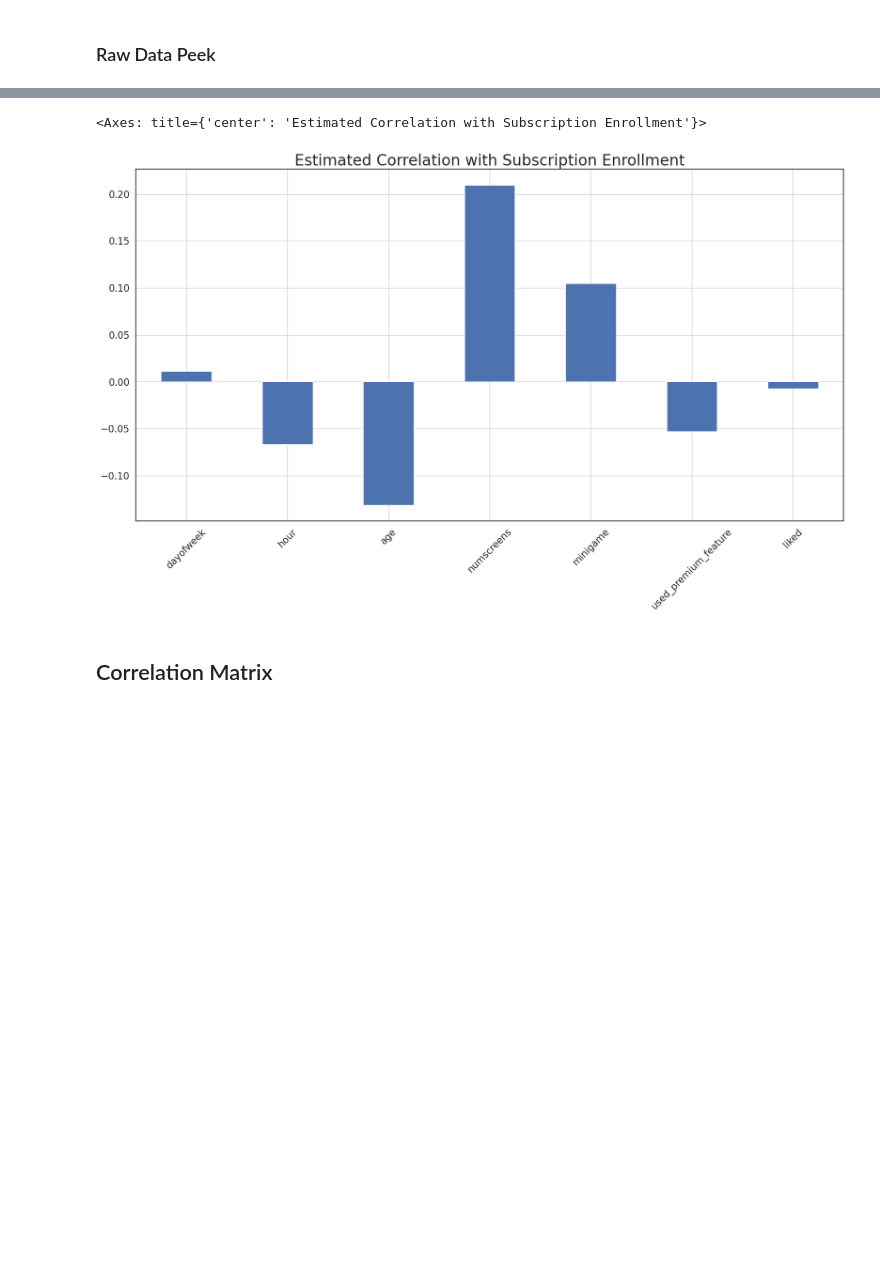
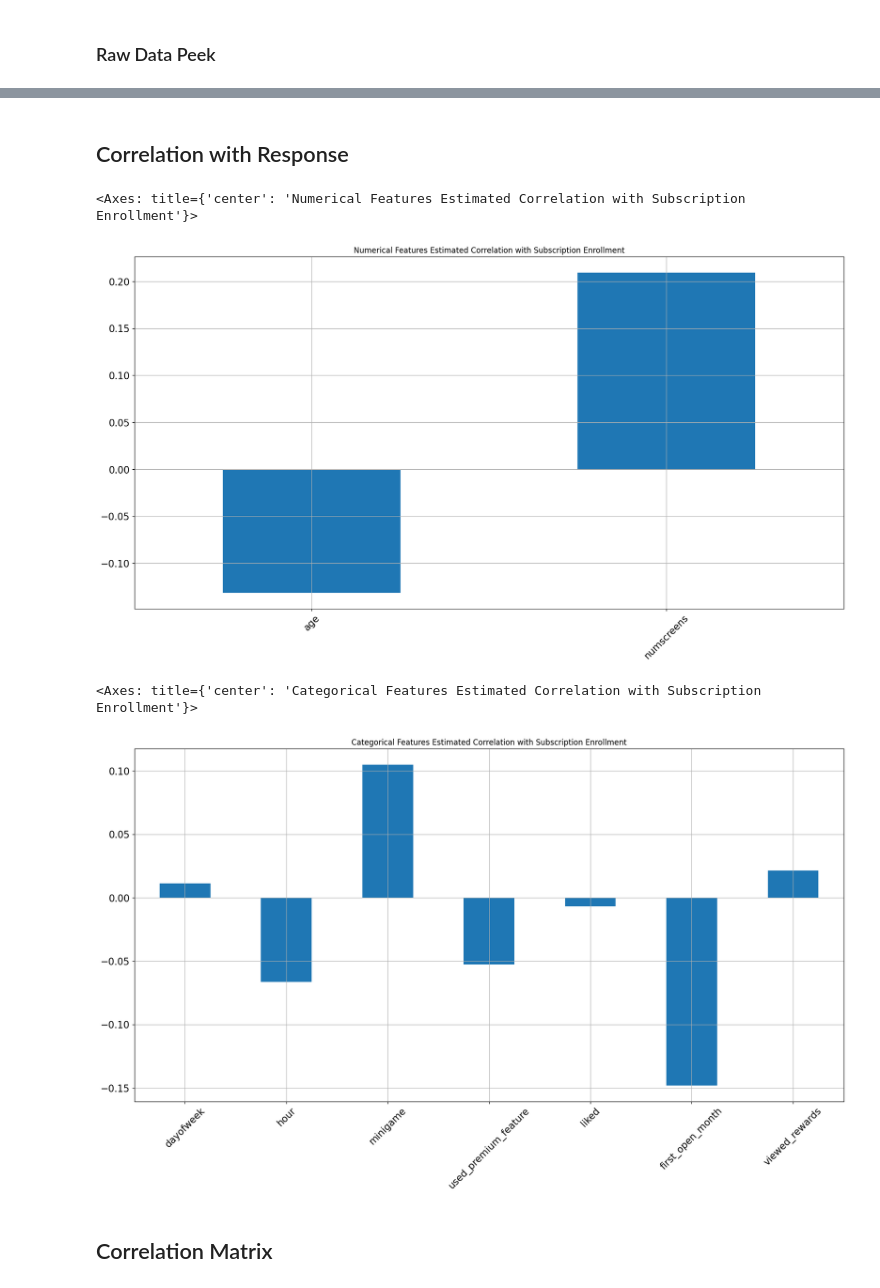
Before and after one commit to c-grigsby/ml-fintech-case-studies, a Jupyter notebook: directing-user-subscriptions/notebooks/directing-user-subscriptions_eda.ipynb, the cells around one changed output, grey strips where cells are left out. Cells and saved outputs as stored; diff of their text form; code cells hidden in the pictures; blank space fills up the shorter version.

```diff
--- a/directing-user-subscriptions/notebooks/directing-user-subscriptions_eda.ipynb
+++ b/directing-user-subscriptions/notebooks/directing-user-subscriptions_eda.ipynb
@@ -107,13 +225,30 @@ plt.tight_layout(rect=[0, 0.03, 1, 0.95])
+# %% [markdown]
+## Correlation with Response
 # %%
-# Evaluate estimated correlations with paid subscription enrollments
+# Evaluate estimated correlations to paid subscription enrollments with numerical features
 df_users_numerical.corrwith(df_users.enrolled).plot.bar(figsize = (20, 10),
-                                                        title = 'Estimated Correlation with Subscription Enrollment',
+                                                        title = 'Numerical Features Estimated Correlation with Subscription Enrollment',
                                                         fontsize = 15,
                                                         rot = 45,
                                                         grid = True)
 # %% [output]
-<Axes: title={'center': 'Estimated Correlation with Subscription Enrollment'}>
+<Axes: title={'center': 'Numerical Features Estimated Correlation with Subscription Enrollment'}>
-[figure, old version]
+[figure, new version]
+# %%
+# Filter categorical fields for correlation with response
+columns_to_drop = ['enrolled', 'enrolled_date_month', 'enrolled_date_hour']
+columns_to_drop = [col for col in columns_to_drop if col in df_cat_filter.columns]
+df_cat_filter.drop(columns = columns_to_drop, inplace=True)
+
+# Evaluate estimated correlations to paid subscription enrollments with categorical features
+df_cat_filter.corrwith(df_users.enrolled).plot.bar(figsize = (20, 10),
+                                                        title = 'Categorical Features Estimated Correlation with Subscription Enrollment',
+                                                        fontsize = 15,
+                                                        rot = 45,
+                                                        grid = True)
+# %% [output]
+<Axes: title={'center': 'Categorical Features Estimated Correlation with Subscription Enrollment'}>
+[figure, added]
 # %% [markdown]
 ## Correlation Matrix
 # %%
```
Also changed, not shown: parts of 17 cells of this notebook.
